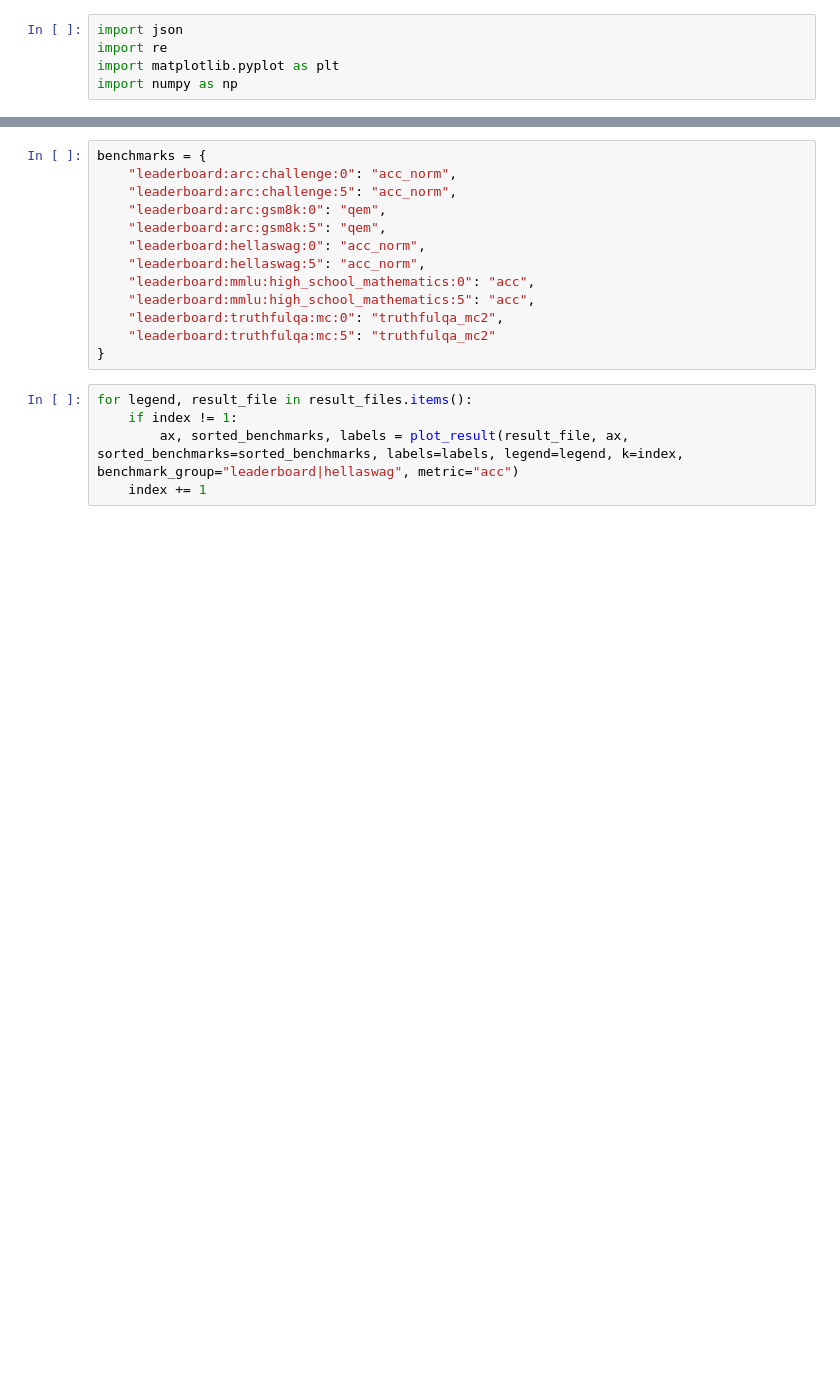
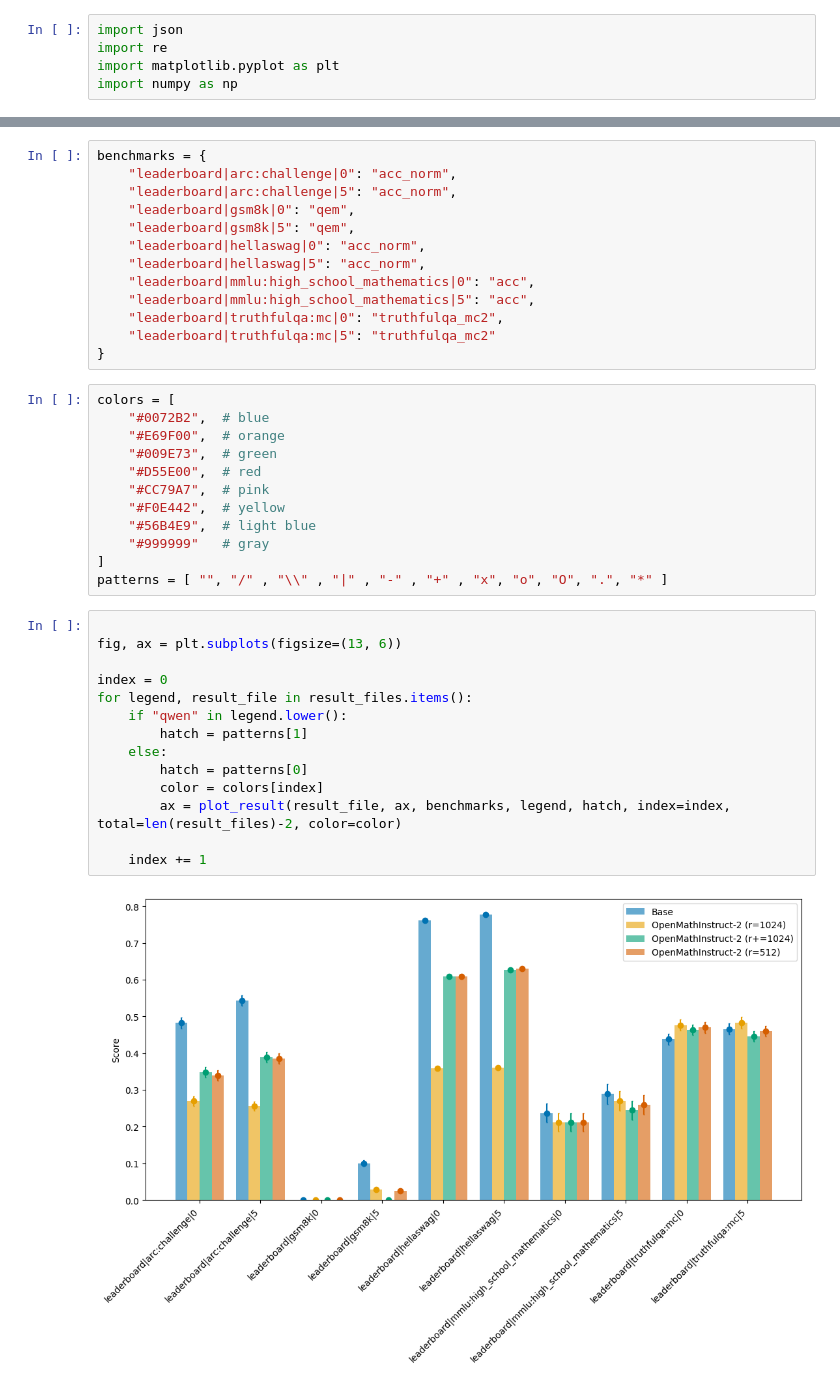
Before and after one commit to behzadshomali/modalities, a Jupyter notebook: src/modalities/plotting/plot_results.ipynb, the cells around one changed output, grey strips where cells are left out. Saved outputs shown, nothing was run; the diff lists cells and outputs as text; blank space fills up the shorter version.

```diff
--- a/src/modalities/plotting/plot_results.ipynb
+++ b/src/modalities/plotting/plot_results.ipynb
@@ -36,18 +66,41 @@ def plot_result(
 # %%
 benchmarks = {
-    "leaderboard:arc:challenge:0": "acc_norm",
-    "leaderboard:arc:challenge:5": "acc_norm",
-    "leaderboard:arc:gsm8k:0": "qem",
-    "leaderboard:arc:gsm8k:5": "qem",
-    "leaderboard:hellaswag:0": "acc_norm",
-    "leaderboard:hellaswag:5": "acc_norm",
-    "leaderboard:mmlu:high_school_mathematics:0": "acc",
-    "leaderboard:mmlu:high_school_mathematics:5": "acc",
-    "leaderboard:truthfulqa:mc:0": "truthfulqa_mc2",
-    "leaderboard:truthfulqa:mc:5": "truthfulqa_mc2"
+    "leaderboard|arc:challenge|0": "acc_norm",
+    "leaderboard|arc:challenge|5": "acc_norm",
+    "leaderboard|gsm8k|0": "qem",
+    "leaderboard|gsm8k|5": "qem",
+    "leaderboard|hellaswag|0": "acc_norm",
+    "leaderboard|hellaswag|5": "acc_norm",
+    "leaderboard|mmlu:high_school_mathematics|0": "acc",
+    "leaderboard|mmlu:high_school_mathematics|5": "acc",
+    "leaderboard|truthfulqa:mc|0": "truthfulqa_mc2",
+    "leaderboard|truthfulqa:mc|5": "truthfulqa_mc2"
 }
+# %%
+colors = [
+    "#0072B2",  # blue
+    "#E69F00",  # orange
+    "#009E73",  # green
+    "#D55E00",  # red
+    "#CC79A7",  # pink
+    "#F0E442",  # yellow
+    "#56B4E9",  # light blue
+    "#999999"   # gray
+]
+patterns = [ "", "/" , "\\" , "|" , "-" , "+" , "x", "o", "O", ".", "*" ]
 # %%
+
+fig, ax = plt.subplots(figsize=(13, 6))
+
+index = 0
 for legend, result_file in result_files.items():
-    if index != 1:
-        ax, sorted_benchmarks, labels = plot_result(result_file, ax, sorted_benchmarks=sorted_benchmarks, labels=labels, legend=legend, k=index, benchmark_group="leaderboard|hellaswag", metric="acc")
+    if "qwen" in legend.lower():
+        hatch = patterns[1]
+    else:
+        hatch = patterns[0]
+        color = colors[index]
+        ax = plot_result(result_file, ax, benchmarks, legend, hatch, index=index, total=len(result_files)-2, color=color)
+
     index += 1
+# %% [output]
+[figure, added]
```
Also changed, not shown: parts of 3 cells of this notebook.
